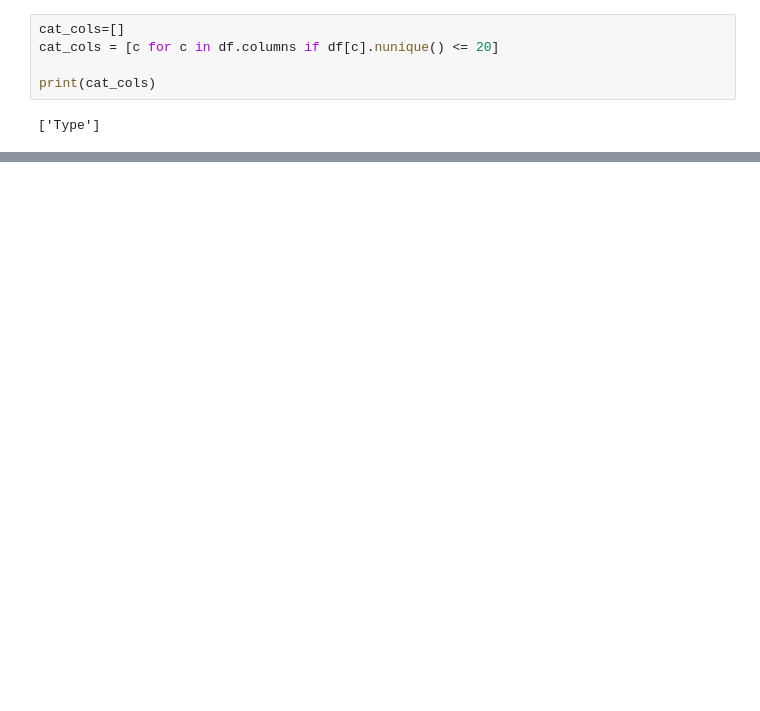
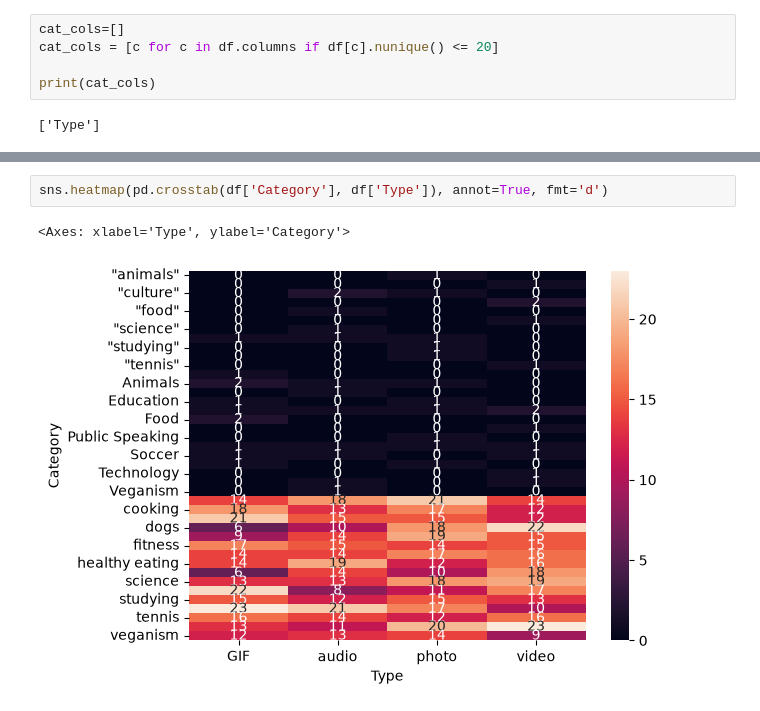
Before and after one commit to Asadullah-Noor/ai_practice, a Jupyter notebook: eda.ipynb, the cells around one changed output, grey strips where cells are left out. Drawn from its saved outputs; the diff is of its cells as text; blank space fills up the shorter version.

```diff
--- a/eda.ipynb
+++ b/eda.ipynb
@@ -70,0 +195,5 @@ plt.
+# %%
+sns.heatmap(pd.crosstab(df['Category'], df['Type']), annot=True, fmt='d')
+# %% [output]
+<Axes: xlabel='Type', ylabel='Category'>
+[figure, added]
```
Also changed, not shown: parts of 16 cells of this notebook.
